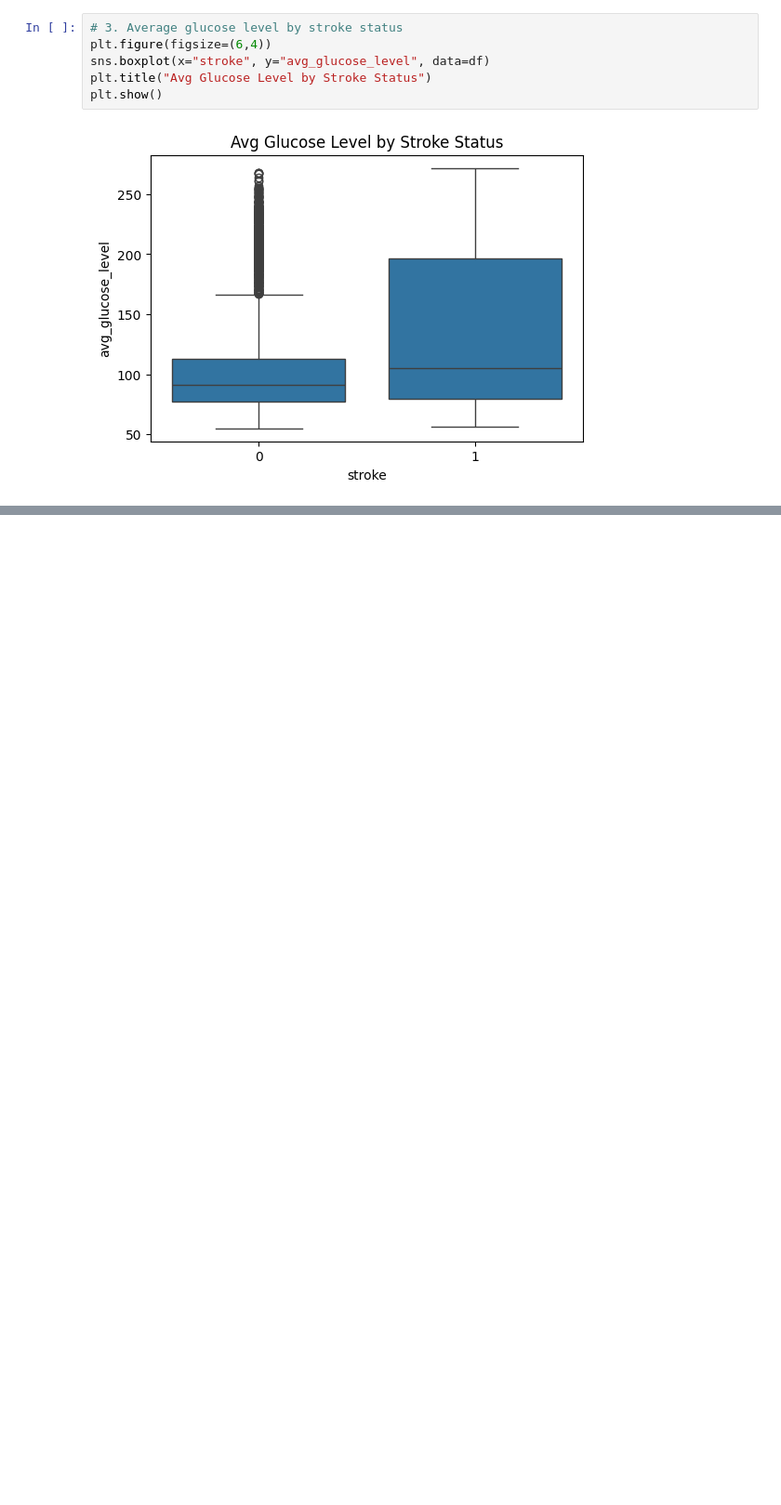
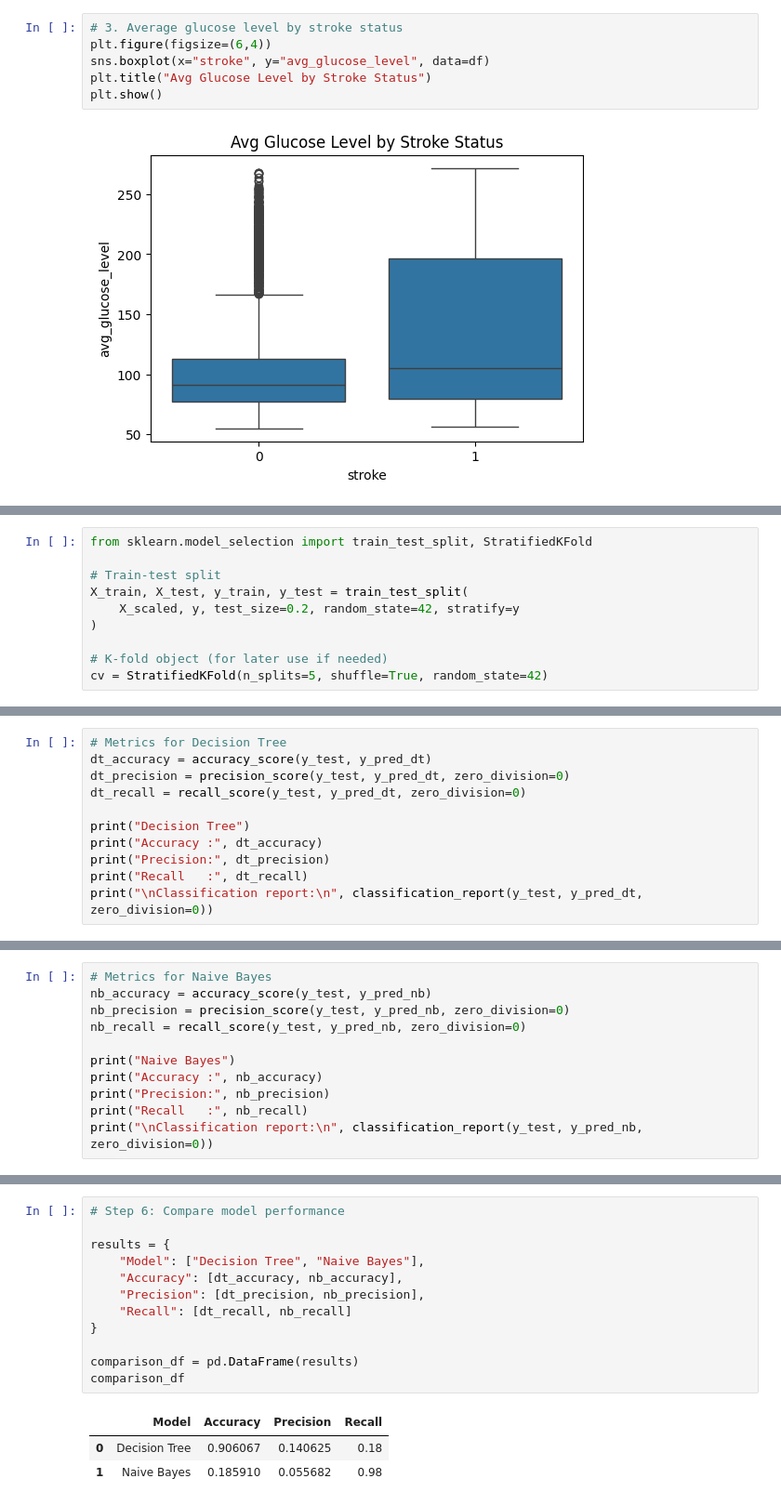
Before and after one commit to Khananiamna/stroke-prediction-ml-project, a Jupyter notebook: Untitled3.ipynb, the cells around one changed output, grey strips where cells are left out. Shown at 93% size. Drawn from its saved outputs; the diff is of its cells as text; blank space fills up the shorter version.

```diff
--- a/Untitled3.ipynb
+++ b/Untitled3.ipynb
@@ -73,0 +105,10 @@ plt.show()
+# %%
+from sklearn.model_selection import train_test_split, StratifiedKFold
+
+# Train-test split
+X_train, X_test, y_train, y_test = train_test_split(
+    X_scaled, y, test_size=0.2, random_state=42, stratify=y
+)
+
+# K-fold object (for later use if needed)
+cv = StratifiedKFold(n_splits=5, shuffle=True, random_state=42)
@@ -73,0 +131,11 @@ plt.show()
+# %%
+# Metrics for Decision Tree
+dt_accuracy = accuracy_score(y_test, y_pred_dt)
+dt_precision = precision_score(y_test, y_pred_dt, zero_division=0)
+dt_recall = recall_score(y_test, y_pred_dt, zero_division=0)
+
+print("Decision Tree")
+print("Accuracy :", dt_accuracy)
+print("Precision:", dt_precision)
+print("Recall   :", dt_recall)
+print("\nClassification report:\n", classification_report(y_test, y_pred_dt, zero_division=0))
@@ -73,0 +157,11 @@ plt.show()
+# %%
+# Metrics for Naive Bayes
+nb_accuracy = accuracy_score(y_test, y_pred_nb)
+nb_precision = precision_score(y_test, y_pred_nb, zero_division=0)
+nb_recall = recall_score(y_test, y_pred_nb, zero_division=0)
+
+print("Naive Bayes")
+print("Accuracy :", nb_accuracy)
+print("Precision:", nb_precision)
+print("Recall   :", nb_recall)
+print("\nClassification report:\n", classification_report(y_test, y_pred_nb, zero_division=0))
@@ -73,0 +183,16 @@ plt.show()
+# %%
+# Step 6: Compare model performance
+
+results = {
+    "Model": ["Decision Tree", "Naive Bayes"],
+    "Accuracy": [dt_accuracy, nb_accuracy],
+    "Precision": [dt_precision, nb_precision],
+    "Recall": [dt_recall, nb_recall]
+}
+
+comparison_df = pd.DataFrame(results)
+comparison_df
+# %% [output]
+|  | Model | Accuracy | Precision | Recall |
+| 0 | Decision Tree | 0.906067 | 0.140625 | 0.18 |
+| 1 | Naive Bayes | 0.185910 | 0.055682 | 0.98 |
```
Also changed, not shown: parts of 5 cells of this notebook.
